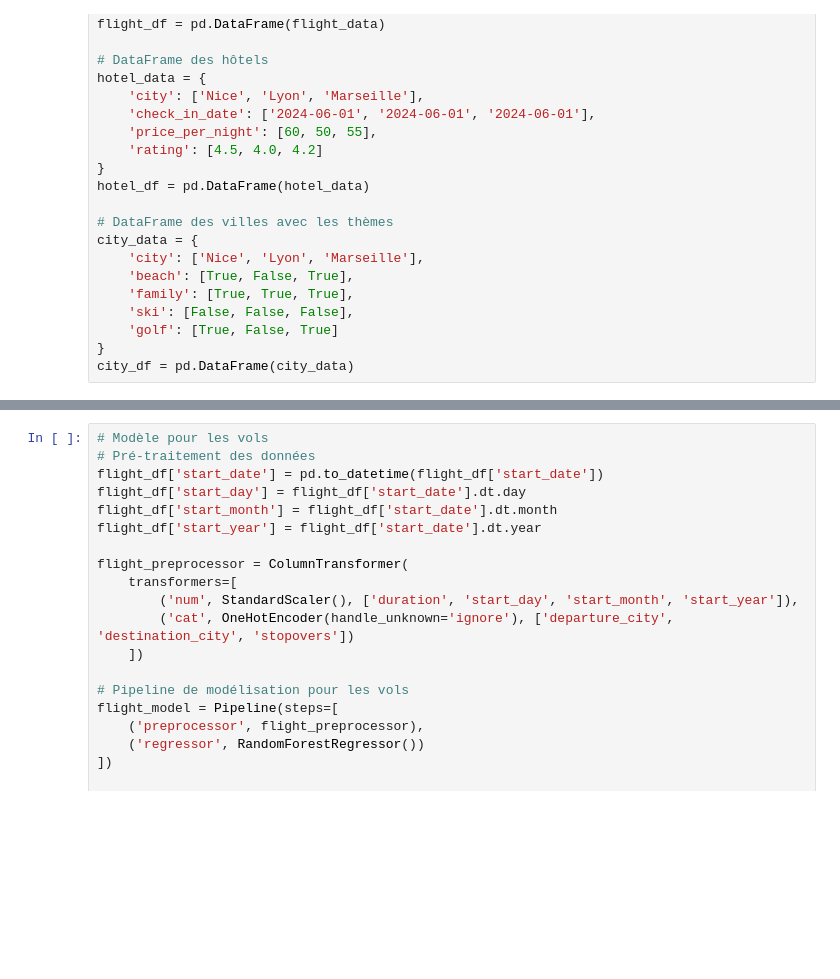
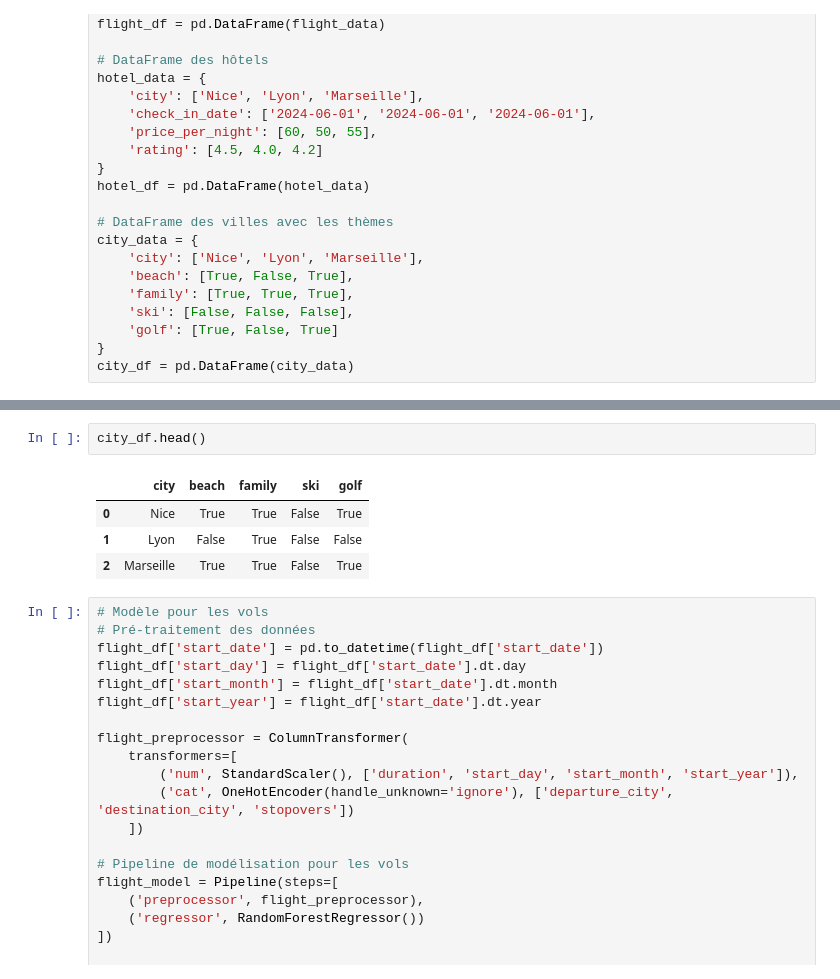
Before and after one commit to optimum-os/trip-recommender, a Jupyter notebook: algo.ipynb, the cells around one changed output, grey strips where cells are left out. Saved outputs shown, nothing was run; the diff lists cells and outputs as text; blank space fills up the shorter version.

```diff
--- a/algo.ipynb
+++ b/algo.ipynb
@@ -39,3 +62,10 @@ city_df = pd.DataFrame(city_data)
+# %%
+city_df.head()
+# %% [output]
+|  | city | beach | family | ski | golf |
+| 0 | Nice | True | True | False | True |
+| 1 | Lyon | False | True | False | False |
+| 2 | Marseille | True | True | False | True |
 # %%
 # Modèle pour les vols
 # Pré-traitement des données
```
Also changed, not shown: parts of 3 cells of this notebook.
